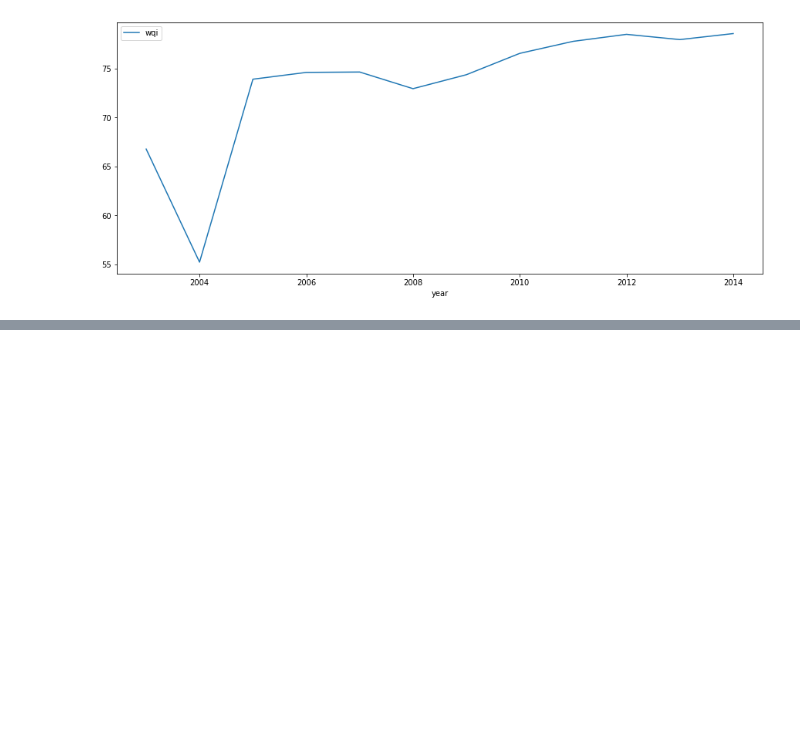
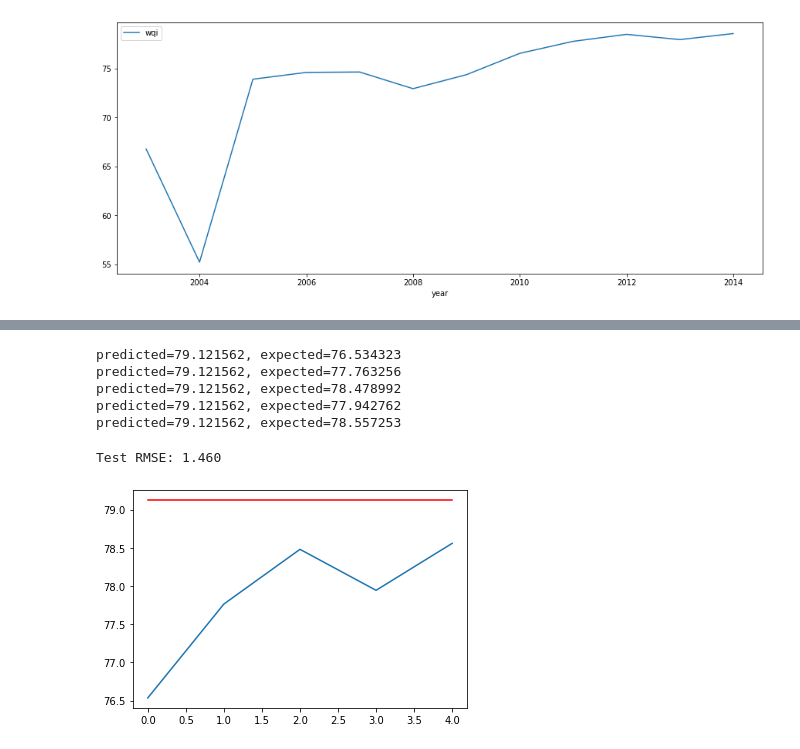
Before and after one commit to aditikhatri/-Indian-water-quality-analysis-and-prediction, a Jupyter notebook: main.ipynb, the cells around one changed output, grey strips where cells are left out. Saved outputs shown, nothing was run; the diff lists cells and outputs as text; code cells hidden in the pictures; blank space fills up the shorter version.

```diff
--- a/main.ipynb
+++ b/main.ipynb
@@ -298,0 +388,47 @@ plt.show()
+# %%
+# evaluate an ARIMA model using a walk-forward validation
+from pandas import read_csv
+from pandas import datetime
+from matplotlib import pyplot
+from statsmodels.tsa.arima.model import ARIMA
+from sklearn.metrics import mean_squared_error
+from math import sqrt
+# # load dataset
+# def parser(x):
+# 	return datetime.strptime('190'+x, '%Y-%m')
+# series = read_csv('shampoo-sales.csv', header=0, index_col=0, parse_dates=True, squeeze=True, date_parser=parser)
+# series.index = series.index.to_period('M')
+# split into train and test sets
+X = series.values
+size = int(len(X) * 0.66)
+train, test = X[0:size], X[size:len(X)]
+history = [x for x in train]
+predictions = list()
+# %%
+# walk-forward validation
+for t in range(len(test)):
+    model = ARIMA(X, order=(5,1,0))
+    model_fit = model.fit()
+    output = model_fit.forecast()
+    yhat = output[0]
+    predictions.append(yhat)
+    obs = test[t]
+    history.append(obs)
+    print('predicted=%f, expected=%f' % (yhat, obs))
+# %% [output]
+predicted=79.121562, expected=76.534323
+predicted=79.121562, expected=77.763256
+predicted=79.121562, expected=78.478992
+predicted=79.121562, expected=77.942762
+predicted=79.121562, expected=78.557253
+# %%
+# evaluate forecasts
+rmse = sqrt(mean_squared_error(test, predictions))
+print('Test RMSE: %.3f' % rmse)
+# plot forecasts against actual outcomes
+pyplot.plot(test)
+pyplot.plot(predictions, color='red')
+pyplot.show()
+# %% [output]
+Test RMSE: 1.460
+[figure, added]
```
Also changed, not shown: parts of 10 cells of this notebook.
